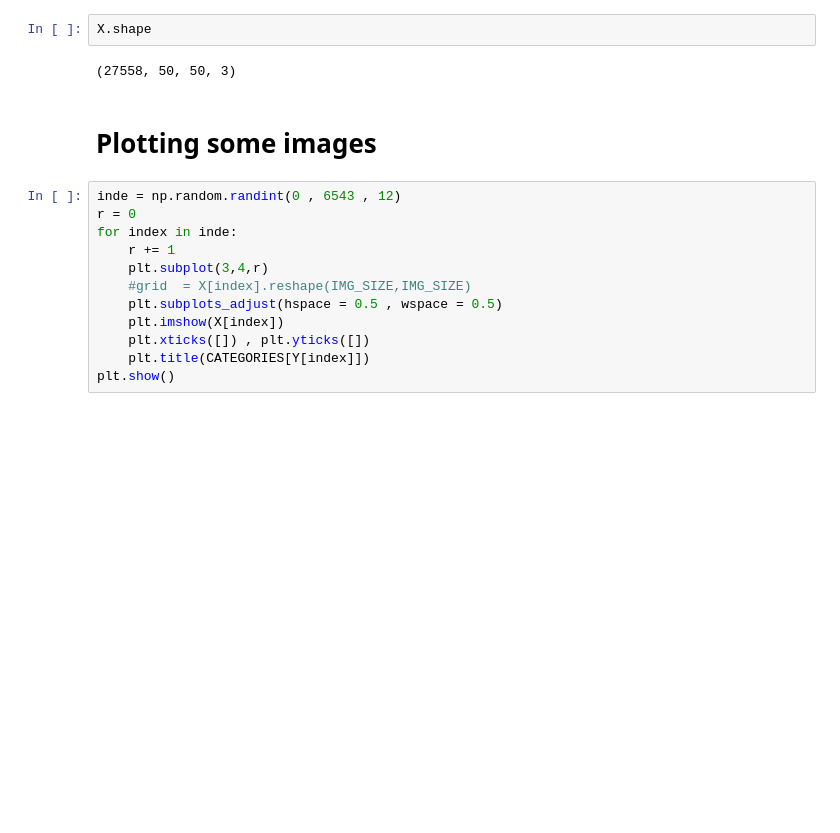
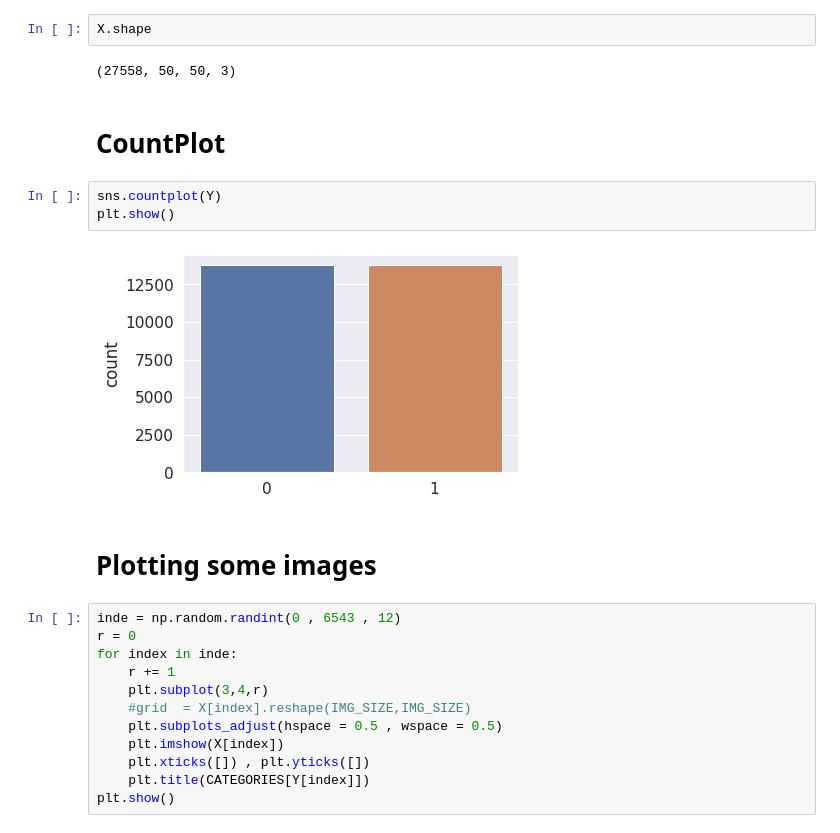
Before and after one commit to vipinkatara/malaria-detection-using-cnn, a Jupyter notebook: malaria_detection.ipynb, the cells around one changed output. Drawn from its saved outputs; the diff is of its cells as text; blank space fills up the shorter version.

```diff
--- a/malaria_detection.ipynb
+++ b/malaria_detection.ipynb
@@ -48,6 +46,13 @@ X = X / 255
 X.shape
 # %% [output]
 (27558, 50, 50, 3)
+# %% [markdown]
+# CountPlot
+# %%
+sns.countplot(Y)
+plt.show()
+# %% [output]
+[figure, added]
 # %% [markdown]
 # Plotting some images
 # %%
```
Also changed, not shown: parts of 11 cells of this notebook.
